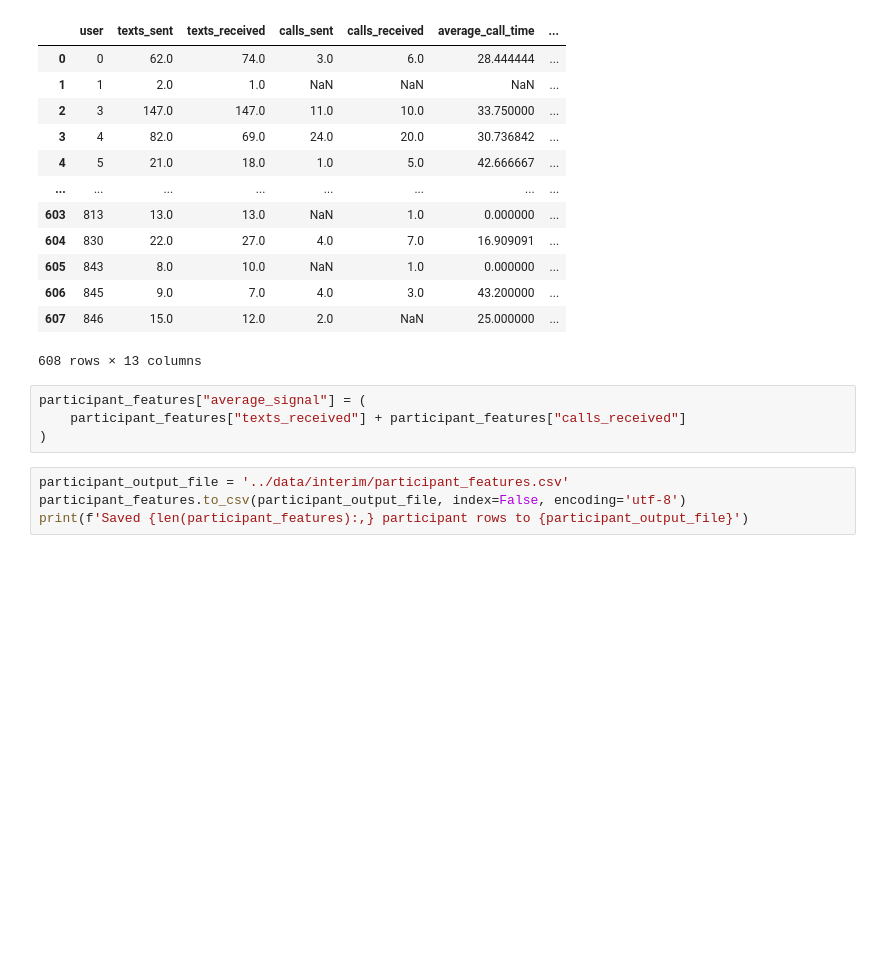
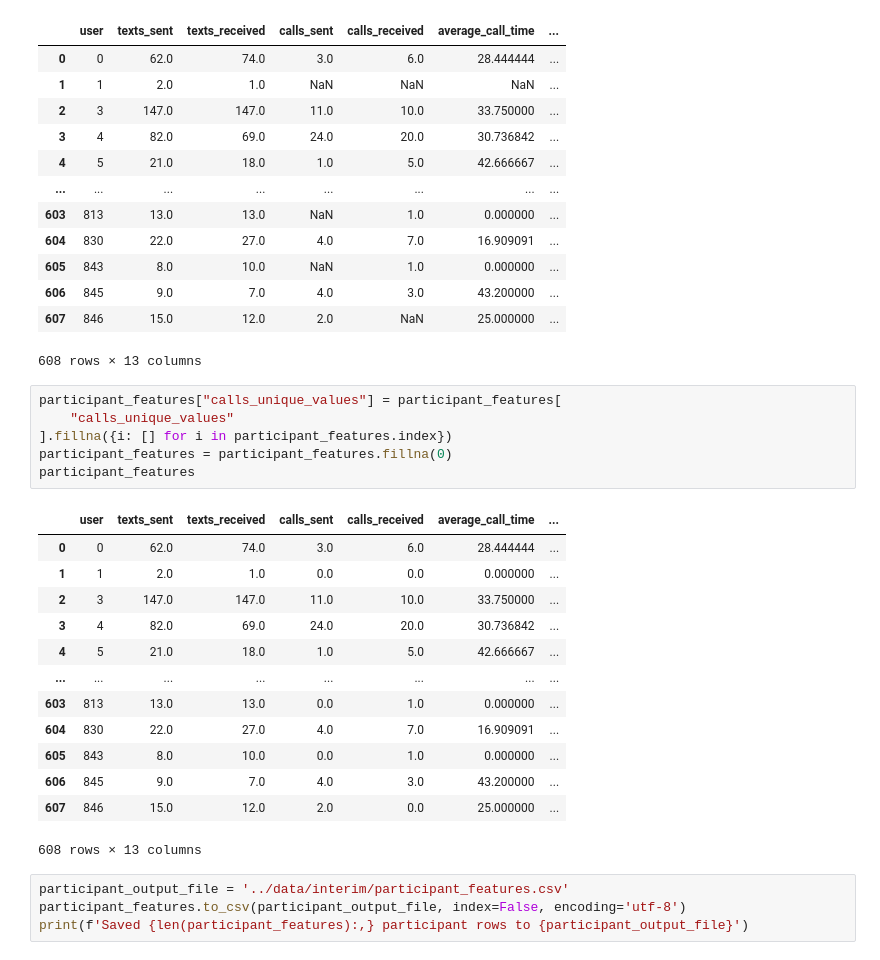
Before and after one commit to ucd-cosmos-data/26-the-deep-learners-analysis, a Jupyter notebook: FinalProject/notebooks/feature_engineering.ipynb, the cells around one changed output. Saved outputs shown, nothing was run; the diff lists cells and outputs as text; blank space fills up the shorter version.

```diff
--- a/FinalProject/notebooks/feature_engineering.ipynb
+++ b/FinalProject/notebooks/feature_engineering.ipynb
@@ -148,10 +148,26 @@ participant_features
 | 606 | 845 | 9.0 | 7.0 | 4.0 | 3.0 | 43.200000 | ... |
 | 607 | 846 | 15.0 | 12.0 | 2.0 | NaN | 25.000000 | ... |
 608 rows × 13 columns
-# %%
-participant_features["average_signal"] = (
-    participant_features["texts_received"] + participant_features["calls_received"]
-)
+# %%
+participant_features["calls_unique_values"] = participant_features[
+    "calls_unique_values"
+].fillna({i: [] for i in participant_features.index})
+participant_features = participant_features.fillna(0)
+participant_features
+# %% [output]
+|  | user | texts_sent | texts_received | calls_sent | calls_received | average_call_time | ... |
+| 0 | 0 | 62.0 | 74.0 | 3.0 | 6.0 | 28.444444 | ... |
+| 1 | 1 | 2.0 | 1.0 | 0.0 | 0.0 | 0.000000 | ... |
+| 2 | 3 | 147.0 | 147.0 | 11.0 | 10.0 | 33.750000 | ... |
+| 3 | 4 | 82.0 | 69.0 | 24.0 | 20.0 | 30.736842 | ... |
+| 4 | 5 | 21.0 | 18.0 | 1.0 | 5.0 | 42.666667 | ... |
+| ... | ... | ... | ... | ... | ... | ... | ... |
+| 603 | 813 | 13.0 | 13.0 | 0.0 | 1.0 | 0.000000 | ... |
+| 604 | 830 | 22.0 | 27.0 | 4.0 | 7.0 | 16.909091 | ... |
+| 605 | 843 | 8.0 | 10.0 | 0.0 | 1.0 | 0.000000 | ... |
+| 606 | 845 | 9.0 | 7.0 | 4.0 | 3.0 | 43.200000 | ... |
+| 607 | 846 | 15.0 | 12.0 | 2.0 | 0.0 | 25.000000 | ... |
+608 rows × 13 columns
 # %%
 participant_output_file = '../data/interim/participant_features.csv'
 participant_features.to_csv(participant_output_file, index=False, encoding='utf-8')
```
Also changed, not shown: 5 other files.
